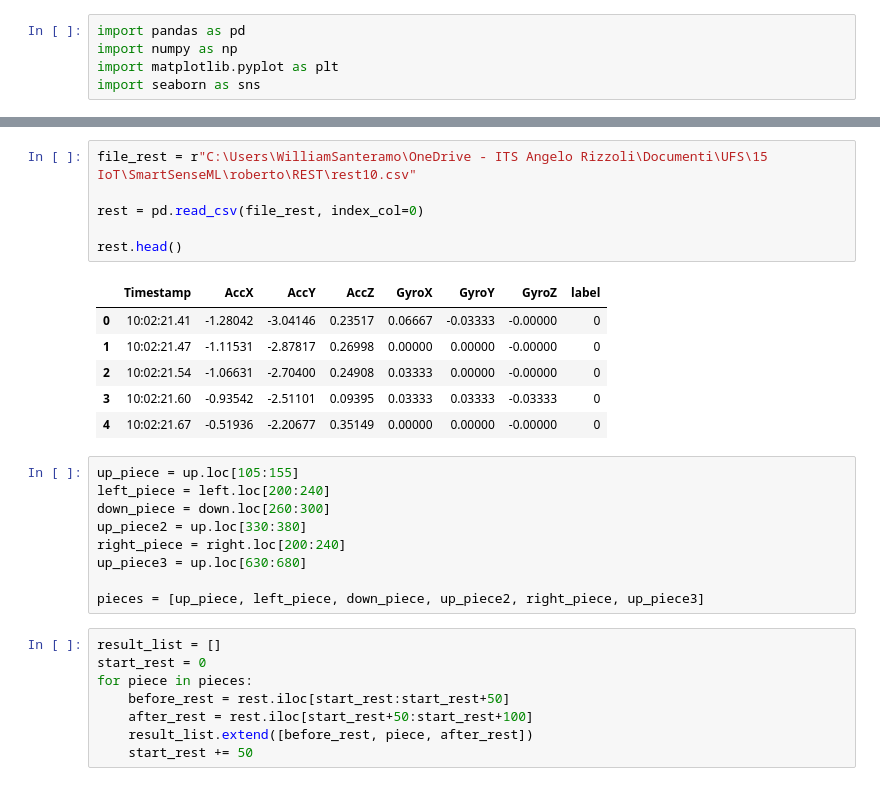
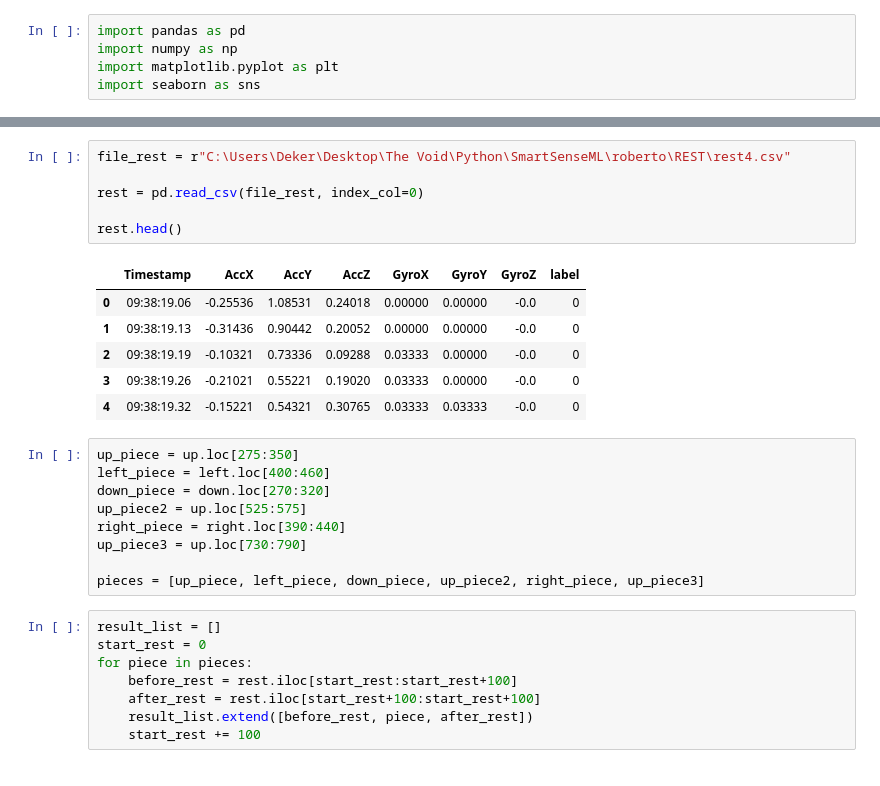
Before and after one commit to WillSant01/SmartSenseML, a Jupyter notebook: william/rottura_di_pendejo.ipynb, the cells around one changed output, grey strips where cells are left out. Drawn from its saved outputs; the diff is of its cells as text.

```diff
--- a/william/rottura_di_pendejo.ipynb
+++ b/william/rottura_di_pendejo.ipynb
@@ -98,33 +98,33 @@ plt.show()
 # %%
-file_rest = r"C:\Users\WilliamSanteramo\OneDrive - ITS Angelo Rizzoli\Documenti\UFS\15 IoT\SmartSenseML\roberto\REST\rest10.csv"
+file_rest = r"C:\Users\Deker\Desktop\The Void\Python\SmartSenseML\roberto\REST\rest4.csv"
 
 rest = pd.read_csv(file_rest, index_col=0)
 
 rest.head()
 # %% [output]
 |  | Timestamp | AccX | AccY | AccZ | GyroX | GyroY | GyroZ | label |
-| 0 | 10:02:21.41 | -1.28042 | -3.04146 | 0.23517 | 0.06667 | -0.03333 | -0.00000 | 0 |
-| 1 | 10:02:21.47 | -1.11531 | -2.87817 | 0.26998 | 0.00000 | 0.00000 | -0.00000 | 0 |
-| 2 | 10:02:21.54 | -1.06631 | -2.70400 | 0.24908 | 0.03333 | 0.00000 | -0.00000 | 0 |
-| 3 | 10:02:21.60 | -0.93542 | -2.51101 | 0.09395 | 0.03333 | 0.03333 | -0.03333 | 0 |
-| 4 | 10:02:21.67 | -0.51936 | -2.20677 | 0.35149 | 0.00000 | 0.00000 | -0.00000 | 0 |
+| 0 | 09:38:19.06 | -0.25536 | 1.08531 | 0.24018 | 0.00000 | 0.00000 | -0.0 | 0 |
+| 1 | 09:38:19.13 | -0.31436 | 0.90442 | 0.20052 | 0.00000 | 0.00000 | -0.0 | 0 |
+| 2 | 09:38:19.19 | -0.10321 | 0.73336 | 0.09288 | 0.03333 | 0.00000 | -0.0 | 0 |
+| 3 | 09:38:19.26 | -0.21021 | 0.55221 | 0.19020 | 0.03333 | 0.00000 | -0.0 | 0 |
+| 4 | 09:38:19.32 | -0.15221 | 0.54321 | 0.30765 | 0.03333 | 0.03333 | -0.0 | 0 |
 # %%
-up_piece = up.loc[105:155]
-left_piece = left.loc[200:240]
-down_piece = down.loc[260:300]
-up_piece2 = up.loc[330:380]
-right_piece = right.loc[200:240]
-up_piece3 = up.loc[630:680]
+up_piece = up.loc[275:350]
+left_piece = left.loc[400:460]
+down_piece = down.loc[270:320]
+up_piece2 = up.loc[525:575]
+right_piece = right.loc[390:440]
+up_piece3 = up.loc[730:790]
 
 pieces = [up_piece, left_piece, down_piece, up_piece2, right_piece, up_piece3]
 # %%
 result_list = []
 start_rest = 0
 for piece in pieces:
-    before_rest = rest.iloc[start_rest:start_rest+50]
-    after_rest = rest.iloc[start_rest+50:start_rest+100]
+    before_rest = rest.iloc[start_rest:start_rest+100]
+    after_rest = rest.iloc[start_rest+100:start_rest+100]
     result_list.extend([before_rest, piece, after_rest])
-    start_rest += 50
+    start_rest += 100
 # %%
 result_df = pd.concat(result_list, axis=0)
 
```
Also changed, not shown: parts of 7 cells of this notebook, 6 other files.
